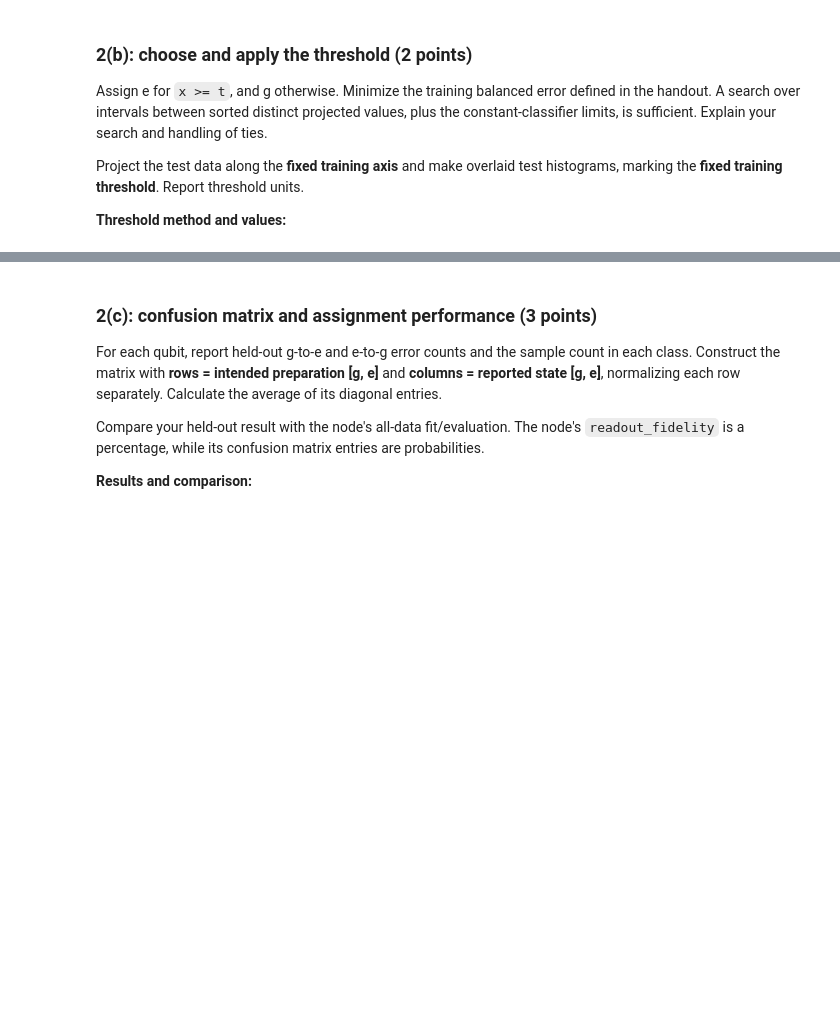
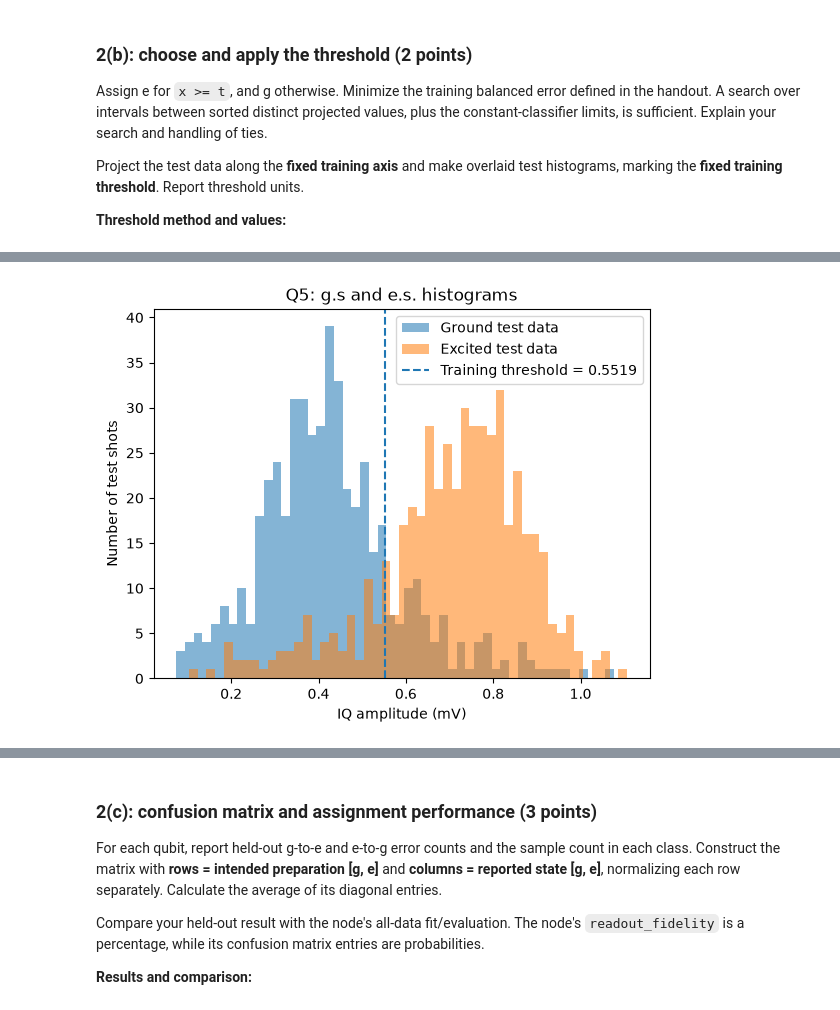
Before and after one commit to nqwang5/Physics-763, a Jupyter notebook: hw4b/Phys763_HW4b.ipynb, the cells around one changed output, grey strips where cells are left out. Cells and saved outputs as stored; diff of their text form; code cells hidden in the pictures; blank space fills up the shorter version.

```diff
--- a/hw4b/Phys763_HW4b.ipynb
+++ b/hw4b/Phys763_HW4b.ipynb
@@ -88,7 +88,6 @@ def get_full_path(run_name):
     return 'data/2026-10-26/' + run_name + '/ds_raw.h5'
 
 RUNS = [
-    {"path": get_full_path("#14_07_iq_blobs_220926"), "qubit": "Q2"},  # e.g. Path("my_data/run1/ds_raw.h5"), "Q1"
     {"path": get_full_path("#15_07_iq_blobs_221221"), "qubit": "Q5"},
     {"path": get_full_path("#16_07_iq_blobs_221304"), "qubit": "Q6"}
 ]
@@ -115,5 +114,5 @@ for run in RUNS:
           "test:", len(splits[qubit]["test_g"]))
 
 if not samples:
-    print("Enter your saved IQ paths and qubit names in RUNS to begin.")
+    print("Enter your saved IQ paths and qubit names in RUNS to begIn.")
 # %% [output]
@@ -166,22 +156,24 @@ Make one equal-axis IQ scatter plot for each qubit, overlaying g/e preparation c
 # %%
-def load_data(path, qubit, onlyTrain=0) :
+def load_data(path, qubit, onlyTrain=0, onlyTest=0) :
     ds=load_iq(path)
     (g,e)=iq_samples(ds,qubit)
     g=g*1000 #convert to mv
     e=e*1000
     if onlyTrain:
         return (g[:500,0],g[:500,1],e[:500,0],e[:500,1])
+    elif onlyTest:
+        return (g[-500:,0],g[-500:,1],e[-500:,0],e[-500:,1])
     else:
         return (g[:,0],g[:,1],e[:,0],e[:,1])
 
 
 # Write your IQ plotting code here.
 def plot_one(path, qubit, dotsize) :
-    (gi,gq,ei,eq)=load_data(path,qubit)
+    (gI,gQ,eI,eq)=load_data(path,qubit)
 
     # Create scatter plots in mv
-    plt.scatter(gi, gq,color='blue', s=dotsize,label='Ground')
-    plt.scatter(ei, eq,color='red', s=dotsize, label='Excited')
+    plt.scatter(gI, gQ,color='blue', s=dotsize,label='Ground')
+    plt.scatter(eI, eq,color='red', s=dotsize, label='Excited')
 
     # Add labels and title
     plt.xlabel("I in mv")
@@ -247,3 +240,75 @@ Project the test data along the **fixed training axis** and make overlaid test h
 **Threshold method and values:**
 # %%
 # Fit thresholds using training samples; plot held-out histograms.
+import bisect
+#get projection array from I/Q arrays using theta
+def get_projection(I,Q,theta):
+    return I*np.cos(theta)+Q*np.sin(theta)
+
+def get_threshold(path,qubit,onlyTrain):
+    gI, gQ, eI, eQ = load_data(path, qubit,onlyTrain)
+    shots=gI.size;
+    theta,*_=comp_centroids_theta(gI,gQ,eI,eQ)
+    g_proj=sorted(get_projection(gI,gQ,theta))
+    e_proj=sorted(get_projection(eI,eQ,theta))
+
+    values = np.unique(g_proj+e_proj)   #sorted, unique, projected values
+    values = np.concatenate(([values[0]-0.1], (values[:-1]+values[1:])/2, [values[-1]+0.1]))  # take average of two adjacent values, and then add 1 smaller than all, 1 larger than all.
+
+    balance_error=1
+    for value in values:
+        g_report_e=(shots-bisect.bisect_left(g_proj,value))/shots
+        e_report_g=bisect.bisect_left(e_proj,value)/shots
+        cur_error=(g_report_e+e_report_g)/2
+        if cur_error<balance_error:
+            threshold=value
+            max_threshold=value
+            update_max=1
+            balance_error=cur_error
+            #print(f"\nbalance error ={balance_error}, threshold = {threshold}, confusions= {g_report_e} {e_report_g}")
+        elif cur_error>balance_error:
+            update_max=0
+        elif update_max:   #if consecutive thresholds have identical minimum balance errors, we record both min threshold and max threshold
+            max_threshold=value
+    threshold=(threshold+max_threshold)/2
+    g_report_e=(shots-bisect.bisect_left(g_proj,threshold))/shots
+    e_report_g=bisect.bisect_left(e_proj,threshold)/shots
+    return (threshold, theta, g_report_e, e_report_g)
+
+def print_threshold(threshold, theta, g_report_e, e_report_g,shot_total=0):
+    print(f"theta  = {theta}")
+    print(f"Threshold  = {threshold}")
+    if shot_total>0:
+        print(f"Total shots = {shot_total} for each of g and e ")
+        print(f"g reported as e count = {int(g_report_e*shot_total)}")
+        print(f"e reported as g count = {int(e_report_g*shot_total)}")
+    print(f"Confusion matrix: \n {np.array([[1-g_report_e, g_report_e],[e_report_g,1-e_report_g]])}")
+    print(f"F_assign = { 1-(g_report_e+e_report_g)/2}")
+    return (threshold, theta)
+
+def plot_threshold_and_histogram(path, qubit):
+    #calculate threshold and theta from training data
+    (threshold, theta, g_report_e, e_report_g)=get_threshold(path,qubit,1)   #passing 0 as third parameter of get_threshold call will reproduce qualibrate's calculations
+    print(f"\nQubit {qubit}.  All these numbers are calculated from training data")
+    print_threshold(threshold, theta, g_report_e, e_report_g)
+
+    #plot histograms using test data
+    gI, gQ, eI, eQ = load_data(path, qubit, 0, 1)
+    g_test_proj = get_projection(gI,gQ,theta)
+    e_test_proj = get_projection(eI,eQ,theta)
+
+    plt.hist(g_test_proj, bins=50, alpha=0.55, label="Ground test data")
+    plt.hist(e_test_proj, bins=50, alpha=0.55, label="Excited test data")
+
+    plt.axvline(threshold, linestyle="--", label=f"Training threshold = {threshold:.4f}")
+
+    plt.xlabel("IQ amplitude (mV)")
+    plt.ylabel("Number of test shots")
+    plt.title(f"{qubit}: g.s and e.s. histograms")
+    plt.legend()
+    plt.show()
+
+for run in RUNS:
+#run=RUNS[1]
+    plot_threshold_and_histogram(run["path"],run["qubit"])
+# %% [output]
@@ -249,0 +322 @@ Project the test data along the **fixed training axis** and make overlaid test h
+[figure, added]
```
Also changed, not shown: parts of 13 cells of this notebook, 18 other files.
